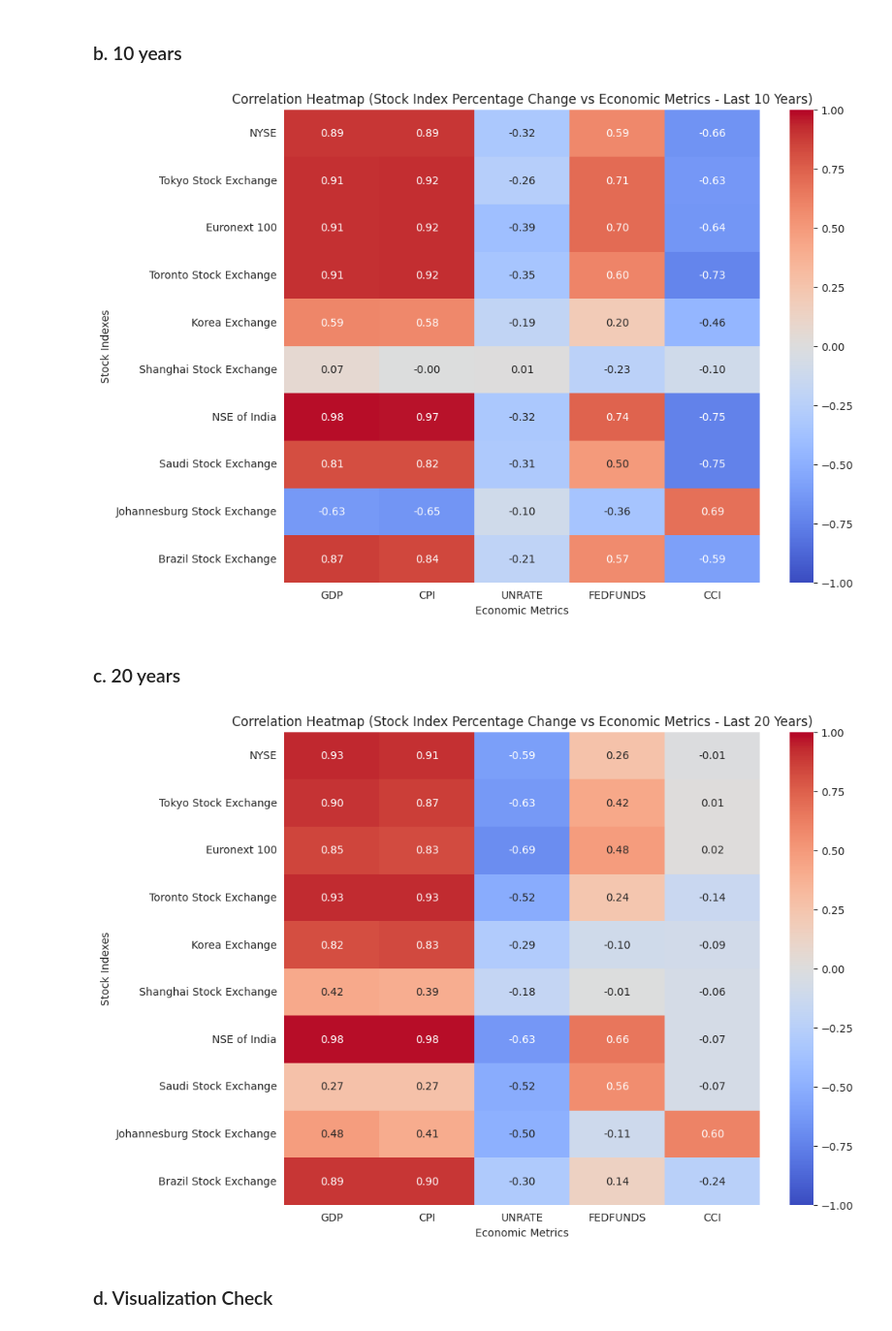
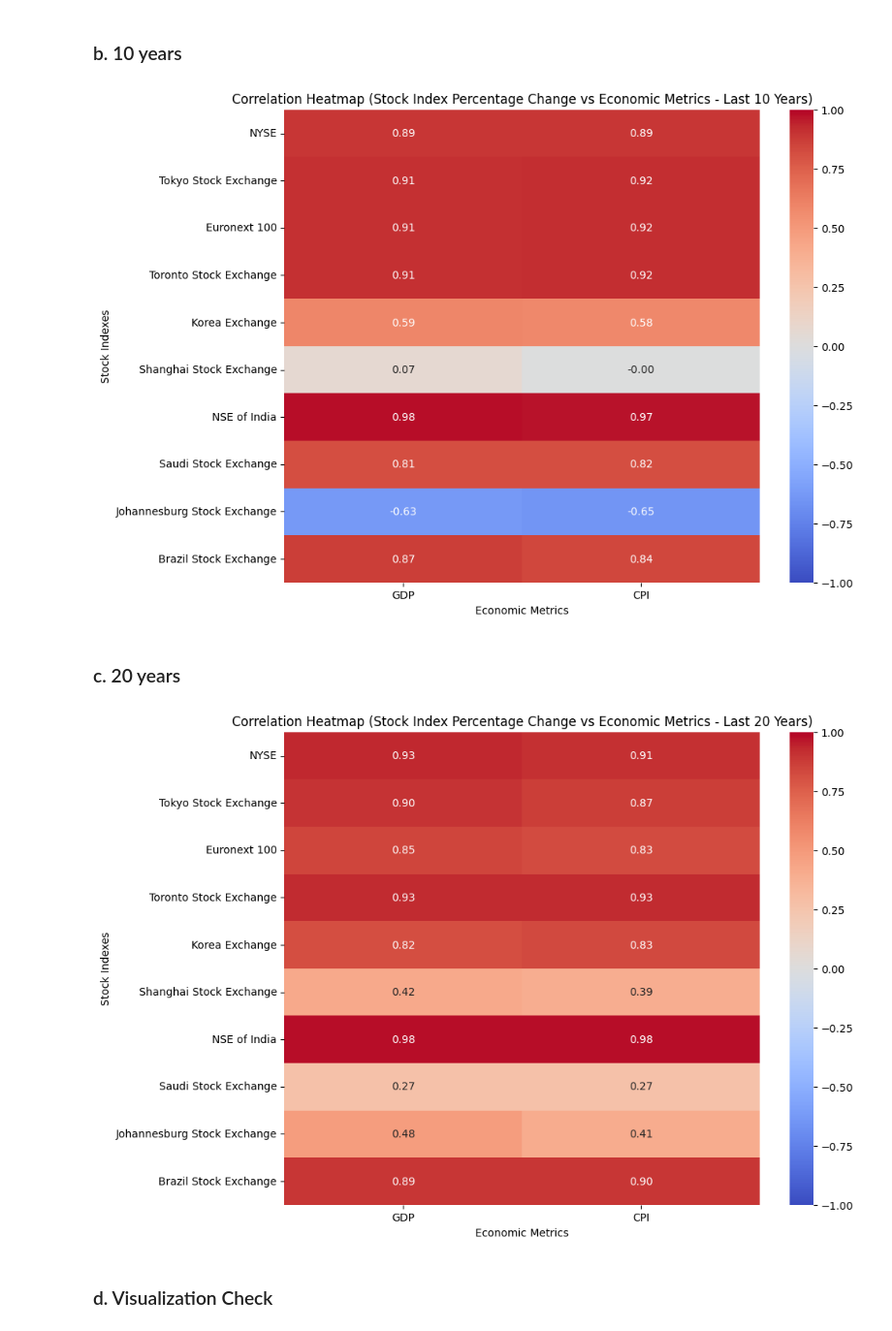
Before and after one commit to MSR2903/FinancialMetrics_Markets, a Jupyter notebook: Notebook_FinancialMetrics_Market.ipynb, the cells around one changed output. Shown at 97% size. Saved outputs shown, nothing was run; the diff lists cells and outputs as text; code cells hidden in the pictures.

```diff
--- a/Notebook_FinancialMetrics_Market.ipynb
+++ b/Notebook_FinancialMetrics_Market.ipynb
@@ -38,12 +34,9 @@ import numpy as np
 fred_data = {
     'GDP': 'GDP',
     'CPI': 'CPIAUCSL',
-    'UNRATE': 'UNRATE',
-    'FEDFUNDS': 'FEDFUNDS',
-    'CCI': 'UMCSENT'
 }
 
-fred = Fred(api_key='')
+fred = Fred(api_key='cbd136333ef1cd65783ab04229be84c1')
 
 tickers = {
     'NYSE': '^NYA',
@@ -258,3 +276,9 @@ plt.show()
 # %% [markdown]
 ## ii. Stock Index Prices Over Time
+# %%
+index_columns = ['NYSE', 'Tokyo Stock Exchange', 'Euronext 100', 'Toronto Stock Exchange',
+                 'Korea Exchange', 'Shanghai Stock Exchange', 'NSE of India',
+                 'Saudi Stock Exchange', 'Johannesburg Stock Exchange', 'Brazil Stock Exchange']
+
+metrics_column = ['GDP', 'CPI']
 # %%
@@ -340,46 +367,45 @@ latest_date = merged_df['Date'].max()
 ten_years_ago = latest_date - pd.DateOffset(years=10)
 filtered_data = merged_df[merged_df['Date'] >= ten_years_ago]
 
-
-indexes_and_metrics = index_columns + ['GDP', 'CPI', 'UNRATE', 'FEDFUNDS', 'CCI']
+indexes_and_metrics = index_columns + metrics_column
 data_subset = filtered_data[indexes_and_metrics]
 
-correlation_matrix_last_3_years = data_subset.corr()
+correlation_matrix_last_10_years = data_subset.corr()
 
-correlation_subset_last_3_years = correlation_matrix_last_3_years.loc[index_columns, economic_metrics]
+correlation_subset_last_10_years = correlation_matrix_last_10_years.loc[index_columns, metrics_column]
 
 plt.figure(figsize=(10, 8))
-sns.heatmap(correlation_subset_last_3_years, annot=True, cmap="coolwarm", fmt=".2f", vmin=-1, vmax=1)
+sns.heatmap(correlation_subset_last_10_years, annot=True, cmap="coolwarm", fmt=".2f", vmin=-1, vmax=1)
 plt.title('Correlation Heatmap (Stock Index Percentage Change vs Economic Metrics - Last 10 Years)')
 plt.xlabel('Economic Metrics')
 plt.ylabel('Stock Indexes')
 plt.show()
 # %% [output]
-[figure, old version]
+[figure, new version]
 # %% [markdown]
 ### c. 20 years
 # %%
 merged_df['Date'] = pd.to_datetime(merged_df['Date'])
 
 latest_date = merged_df['Date'].max()
 twenty_years_ago = latest_date - pd.DateOffset(years=20)
 filtered_data = merged_df[merged_df['Date'] >= twenty_years_ago]
 
-indexes_and_metrics = index_columns + ['GDP', 'CPI', 'UNRATE', 'FEDFUNDS', 'CCI']
+indexes_and_metrics = index_columns + metrics_column
 data_subset = filtered_data[indexes_and_metrics]
 
-correlation_matrix_last_3_years = data_subset.corr()
+correlation_matrix_last_20_years = data_subset.corr()
 
-correlation_subset_last_3_years = correlation_matrix_last_3_years.loc[index_columns, economic_metrics]
+correlation_subset_last_20_years = correlation_matrix_last_20_years.loc[index_columns, metrics_column]
 
 plt.figure(figsize=(10, 8))
-sns.heatmap(correlation_subset_last_3_years, annot=True, cmap="coolwarm", fmt=".2f", vmin=-1, vmax=1)
+sns.heatmap(correlation_subset_last_20_years, annot=True, cmap="coolwarm", fmt=".2f", vmin=-1, vmax=1)
 plt.title('Correlation Heatmap (Stock Index Percentage Change vs Economic Metrics - Last 20 Years)')
 plt.xlabel('Economic Metrics')
 plt.ylabel('Stock Indexes')
 plt.show()
 # %% [output]
-[figure, old version]
+[figure, new version]
 # %% [markdown]
 ### d. Visualization Check
 # %%
```
Also changed, not shown: parts of 84 cells of this notebook.
